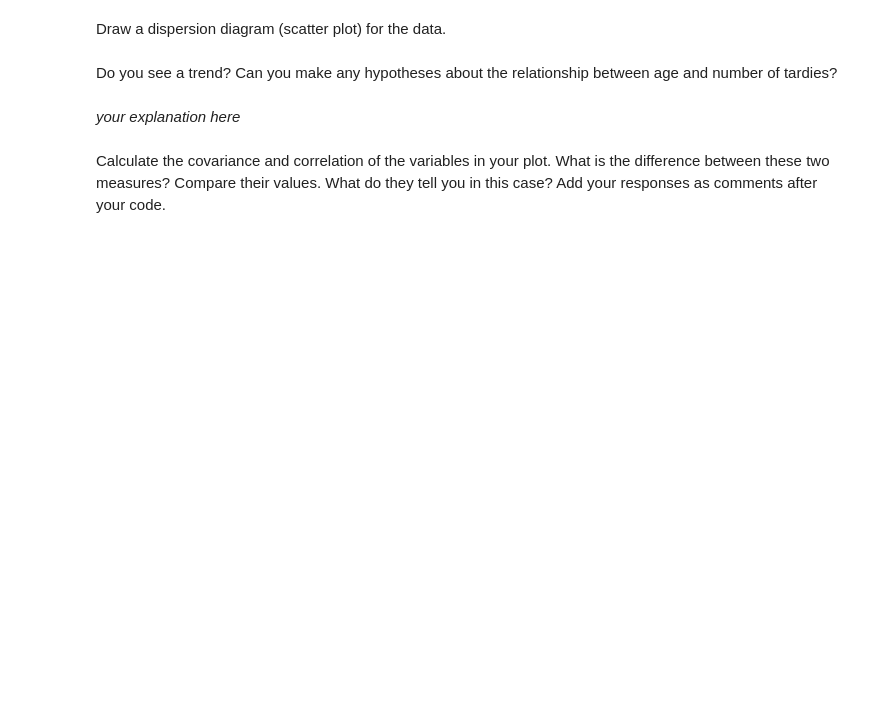
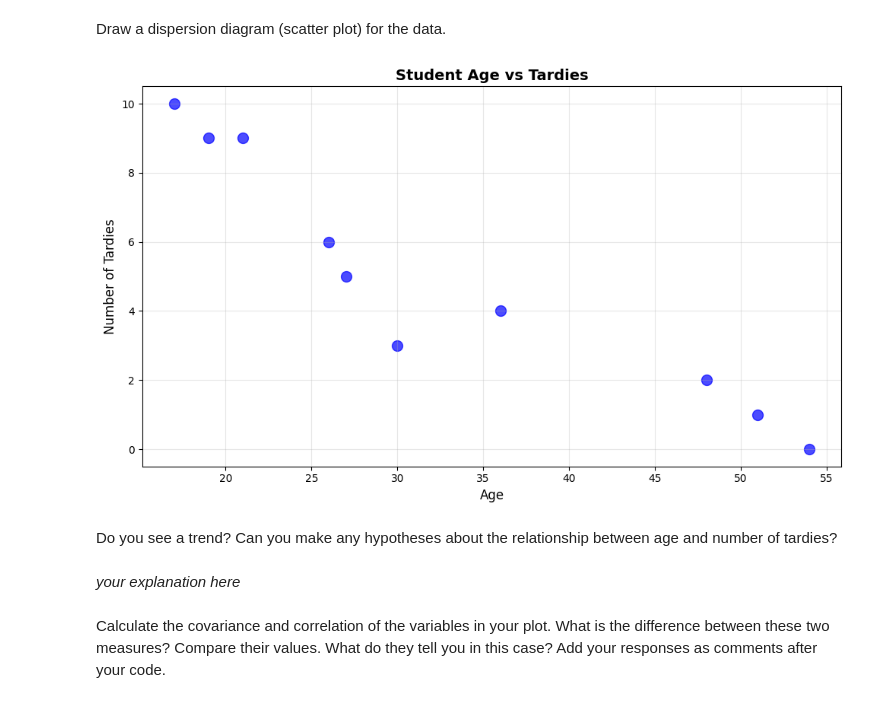
Before and after one commit to nekkylung/lab-regression-analysis-en, a Jupyter notebook: your-code/lab-regression-analysis.ipynb, the cells around one changed output. Cells and saved outputs as stored; diff of their text form; code cells hidden in the pictures; blank space fills up the shorter version.

```diff
--- a/your-code/lab-regression-analysis.ipynb
+++ b/your-code/lab-regression-analysis.ipynb
@@ -40,0 +37,8 @@ student_data = pd.DataFrame({'Age': [17,51,27,21,36,48,19,26,54,30], 'Tardies':
+# %%
+# Your code here.
+import pandas as pd
+student_data = pd.DataFrame({'Age': [17,51,27,21,36,48,19,26,54,30], 'Tardies': [10,1,5,9,4,2,9,6,0,3]})
+# Display the data
+print("Student Data:")
+print(student_data)
+print()
@@ -45,3 +60,15 @@ Draw a dispersion diagram (scatter plot) for the data.
+# %%
+# Create scatter plot
+plt.figure(figsize=(10, 6))
+plt.scatter(student_data['Age'], student_data['Tardies'], color='blue', alpha=0.7, s=100)
+plt.xlabel('Age', fontsize=12)
+plt.ylabel('Number of Tardies', fontsize=12)
+plt.title('Student Age vs Tardies', fontsize=14, fontweight='bold')
+plt.grid(True, alpha=0.3)
+plt.tight_layout()
+plt.show()
+# %% [output]
+[figure, added]
 # %% [markdown]
 Do you see a trend? Can you make any hypotheses about the relationship between age and number of tardies?
 # %% [markdown]
```
Also changed, not shown: parts of 21 cells of this notebook.
